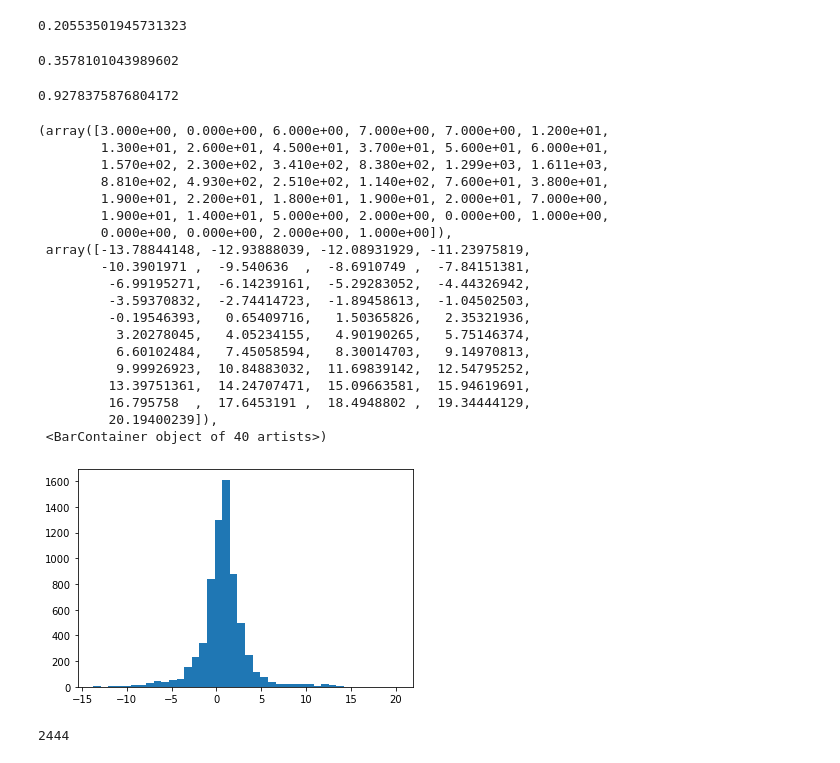
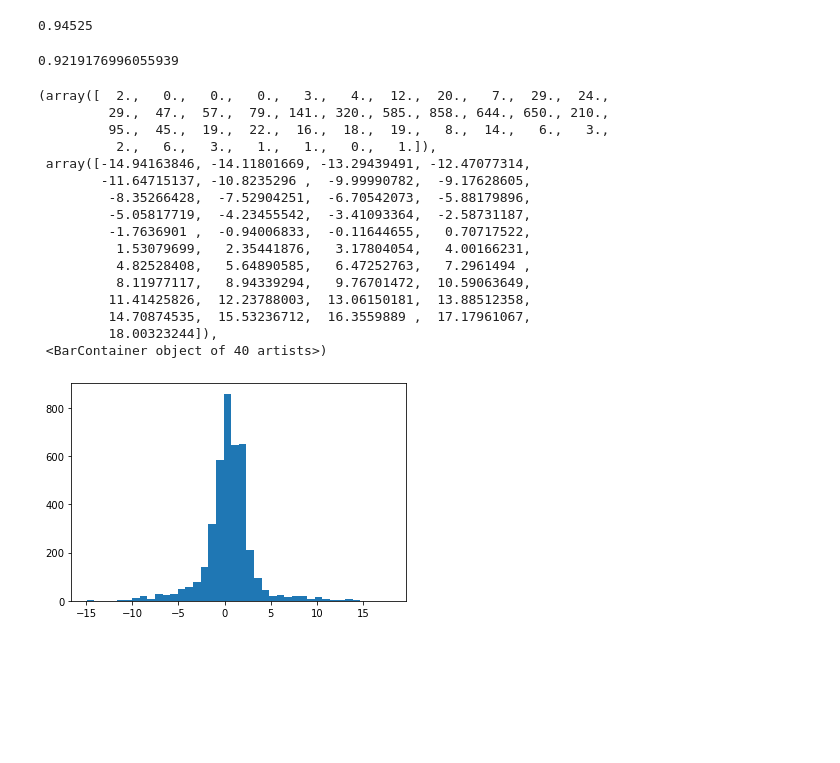
Before and after one commit to tho121/cmpt353GP, a Jupyter notebook: heightPredict1.ipynb, the cells around one changed output. Saved outputs shown, nothing was run; the diff lists cells and outputs as text; code cells hidden in the pictures; blank space fills up the shorter version.

Commit message:
omitted small data sets

```diff
--- a/heightPredict1.ipynb
+++ b/heightPredict1.ipynb
@@ -23,7 +23,10 @@ dataFrames.append(createDataframe('raw data/2020-12-10judy153.csv', group_size,
 dataFrames.append(createDataframe('raw data/2020-12-10judy2.csv', group_size, 153))
 dataFrames.append(createDataframe('raw data/2020-12-10judy3.csv', group_size, 153))
 dataFrames.append(createDataframe('raw data/2020-12-10andrew169.csv', group_size, 169))
-dataFrames.append(createDataframe('raw data/180cm walk.csv', group_size, 180))
+#dataFrames.append(createDataframe('raw data/180cm walk.csv', group_size, 180))
+#dataFrames.append(createDataframe('raw data/2020-12-11daye168.csv', group_size, 168))
+#dataFrames.append(createDataframe('raw data/2020-12-11daye2.csv', group_size, 168))
+#dataFrames.append(createDataframe('raw data/2020-12-11daye3.csv', group_size, 168))
 # %%
 merged_df = pd.concat(dataFrames)
 sampled_df = merged_df
@@ -46,5 +56,5 @@ merged_df.groupby(['height']).count()
 # %%
-sampled_df = merged_df.groupby(['height']).sample(15000, replace=True)
+sampled_df = merged_df.groupby(['height']).sample(10000, replace=True)
 # %%
 fig, axs = plt.subplots(4)
 fig.suptitle('Vertically stacked subplots')
@@ -97,18 +132,18 @@ result_poly.score(X_test, y_test)
+# %%
+from sklearn.ensemble import RandomForestClassifier
+
+model_class = make_pipeline(
+        RandomForestClassifier(n_estimators=400,
+        max_depth=15, min_samples_leaf=15)
+    )
+
+model_class.fit(X_train_scaled, y_train)
+model_class.score(X_test_scaled, y_test)
+# %% [output]
+0.94525
 # %%
-mpl_model = make_pipeline( MLPRegressor(hidden_layer_sizes=(800,800,800,800,800)))
+mpl_model = make_pipeline( MLPRegressor(hidden_layer_sizes=(100,100,100)))
 result_mpl = mpl_model.fit(X_train_scaled, y_train)
 result_mpl.score(X_test_scaled, y_test)
 # %% [output]
-0.20553501945731323
+0.9219176996055939
-# %%
-mpl_model = make_pipeline( MLPRegressor(hidden_layer_sizes=(40,40,40,40,40,40,40,40,40,40,40)))
-result_mpl = mpl_model.fit(X_train_scaled, y_train)
-result_mpl.score(X_test_scaled, y_test)
-# %% [output]
-0.3578101043989602
-# %%
-mpl_model3 = make_pipeline( MLPRegressor(hidden_layer_sizes=(100,100,100), max_iter=2000, tol=0.01))
-result_mpl3 = mpl_model3.fit(X_train_scaled, y_train)
-result_mpl3.score(X_test_scaled, y_test)
-# %% [output]
-0.9278375876804172
@@ -117,28 +150,22 @@ y_predict = result_mpl3.predict(X_test_scaled)
 # %%
-y_diff = y_predict - y_test
-plt.hist(y_diff, bins = 40)
+y_predict_mpl = result_mpl.predict(X_test_scaled)
+y_diff_mpl = y_predict_mpl - y_test
+plt.hist(y_diff_mpl, bins = 40)
 # %% [output]
-(array([3.000e+00, 0.000e+00, 6.000e+00, 7.000e+00, 7.000e+00, 1.200e+01,
-        1.300e+01, 2.600e+01, 4.500e+01, 3.700e+01, 5.600e+01, 6.000e+01,
-        1.570e+02, 2.300e+02, 3.410e+02, 8.380e+02, 1.299e+03, 1.611e+03,
-        8.810e+02, 4.930e+02, 2.510e+02, 1.140e+02, 7.600e+01, 3.800e+01,
-        1.900e+01, 2.200e+01, 1.800e+01, 1.900e+01, 2.000e+01, 7.000e+00,
-        1.900e+01, 1.400e+01, 5.000e+00, 2.000e+00, 0.000e+00, 1.000e+00,
-        0.000e+00, 0.000e+00, 2.000e+00, 1.000e+00]),
- array([-13.78844148, -12.93888039, -12.08931929, -11.23975819,
-        -10.3901971 ,  -9.540636  ,  -8.6910749 ,  -7.84151381,
-         -6.99195271,  -6.14239161,  -5.29283052,  -4.44326942,
-         -3.59370832,  -2.74414723,  -1.89458613,  -1.04502503,
-         -0.19546393,   0.65409716,   1.50365826,   2.35321936,
-          3.20278045,   4.05234155,   4.90190265,   5.75146374,
-          6.60102484,   7.45058594,   8.30014703,   9.14970813,
-          9.99926923,  10.84883032,  11.69839142,  12.54795252,
-         13.39751361,  14.24707471,  15.09663581,  15.94619691,
-         16.795758  ,  17.6453191 ,  18.4948802 ,  19.34444129,
-         20.19400239]),
+(array([  2.,   0.,   0.,   0.,   3.,   4.,  12.,  20.,   7.,  29.,  24.,
+         29.,  47.,  57.,  79., 141., 320., 585., 858., 644., 650., 210.,
+         95.,  45.,  19.,  22.,  16.,  18.,  19.,   8.,  14.,   6.,   3.,
+          2.,   6.,   3.,   1.,   1.,   0.,   1.]),
+ array([-14.94163846, -14.11801669, -13.29439491, -12.47077314,
+        -11.64715137, -10.8235296 ,  -9.99990782,  -9.17628605,
+         -8.35266428,  -7.52904251,  -6.70542073,  -5.88179896,
+         -5.05817719,  -4.23455542,  -3.41093364,  -2.58731187,
+         -1.7636901 ,  -0.94006833,  -0.11644655,   0.70717522,
+          1.53079699,   2.35441876,   3.17804054,   4.00166231,
+          4.82528408,   5.64890585,   6.47252763,   7.2961494 ,
+          8.11977117,   8.94339294,   9.76701472,  10.59063649,
+         11.41425826,  12.23788003,  13.06150181,  13.88512358,
+         14.70874535,  15.53236712,  16.3559889 ,  17.17961067,
+         18.00323244]),
  <BarContainer object of 40 artists>)
-[figure, old version]
+[figure, new version]
-# %%
-len(y_predict)
-# %% [output]
-2444
```
Also changed, not shown: parts of 10 cells of this notebook, 3 other files.
